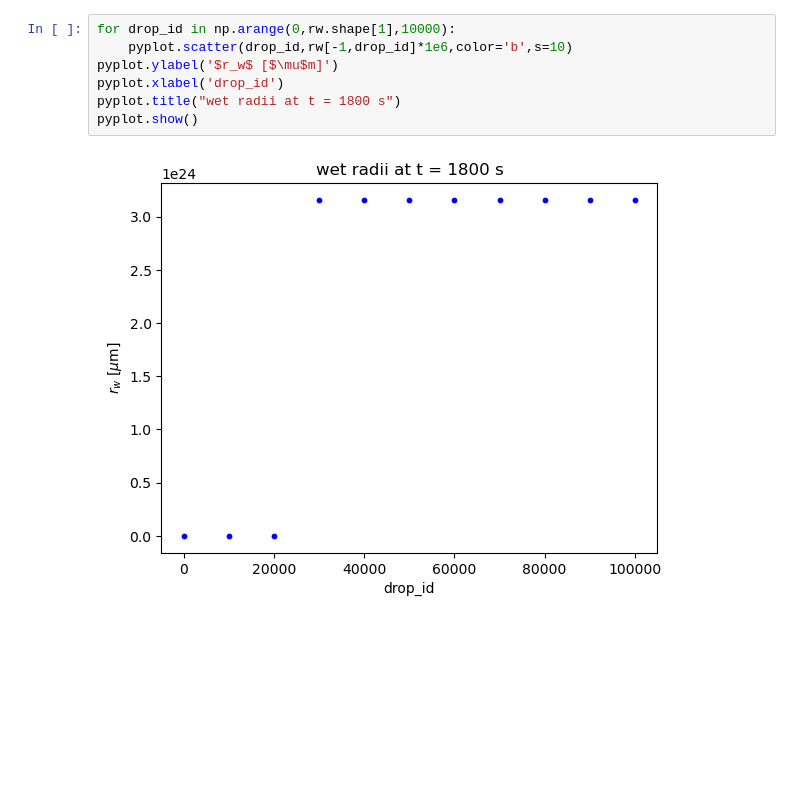
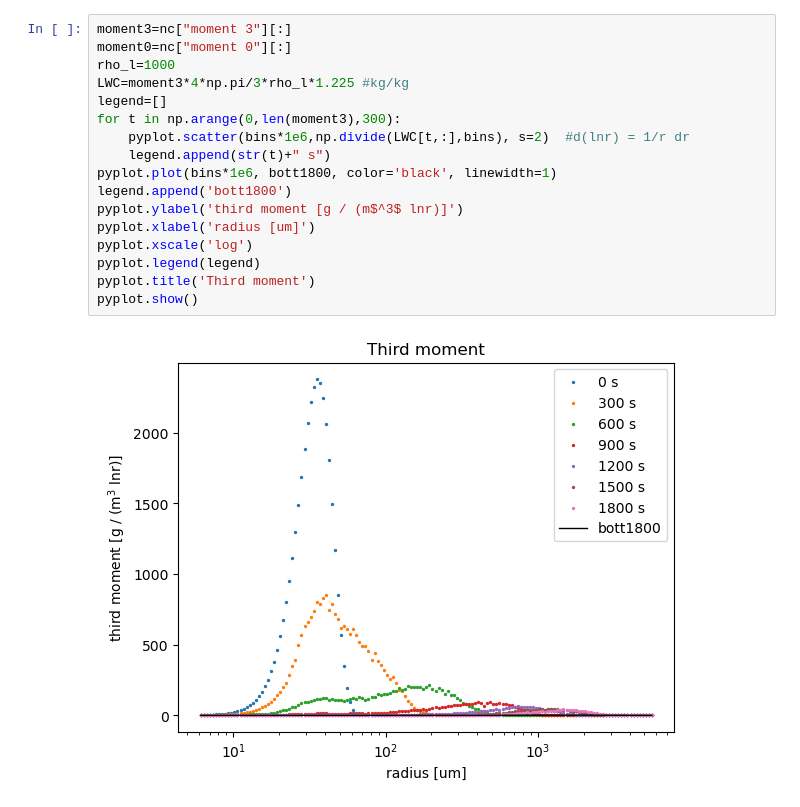
Before and after one commit to AgnieszkaMakulska/libcloudphxx, a Jupyter notebook: models/box/plot_output.ipynb, the cells around one changed output. Saved outputs shown, nothing was run; the diff lists cells and outputs as text; blank space fills up the shorter version.

```diff
--- a/models/box/plot_output.ipynb
+++ b/models/box/plot_output.ipynb
@@ -44,9 +30,19 @@ pyplot.show()
-# %%
-for drop_id in np.arange(0,rw.shape[1],10000):
-    pyplot.scatter(drop_id,rw[-1,drop_id]*1e6,color='b',s=10)
-pyplot.ylabel('$r_w$ [$\mu$m]')
-pyplot.xlabel('drop_id')
-pyplot.title("wet radii at t = 1800 s")
-pyplot.show()
-# %% [output]
-[figure, removed]
+# %%
+moment3=nc["moment 3"][:]
+moment0=nc["moment 0"][:]
+rho_l=1000
+LWC=moment3*4*np.pi/3*rho_l*1.225 #kg/kg
+legend=[]
+for t in np.arange(0,len(moment3),300):
+    pyplot.scatter(bins*1e6,np.divide(LWC[t,:],bins), s=2)  #d(lnr) = 1/r dr
+    legend.append(str(t)+" s")
+pyplot.plot(bins*1e6, bott1800, color='black', linewidth=1)
+legend.append('bott1800')
+pyplot.ylabel('third moment [g / (m$^3$ lnr)]')
+pyplot.xlabel('radius [um]')
+pyplot.xscale('log')
+pyplot.legend(legend)
+pyplot.title('Third moment')
+pyplot.show()
+# %% [output]
+[figure, added]
```
Also changed, not shown: parts of 6 cells of this notebook, 2 other files.
